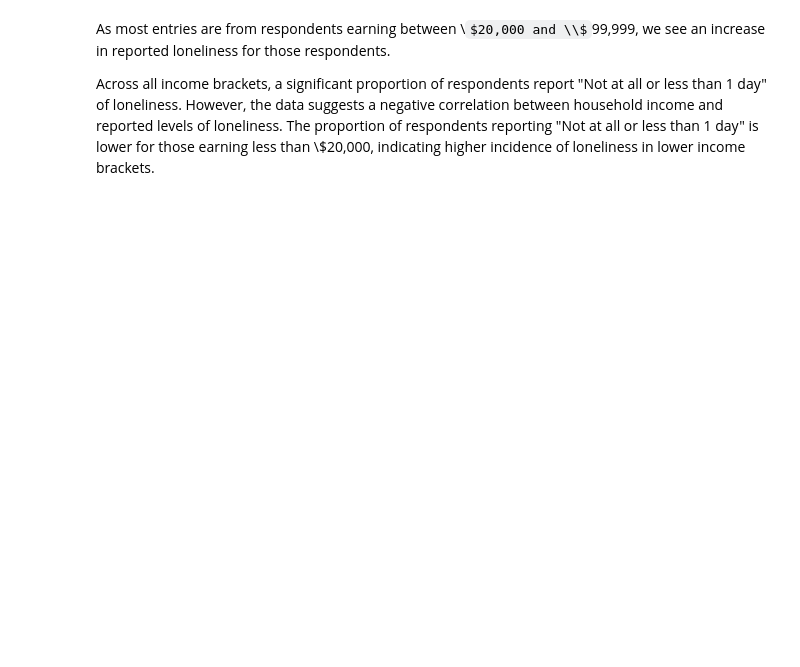
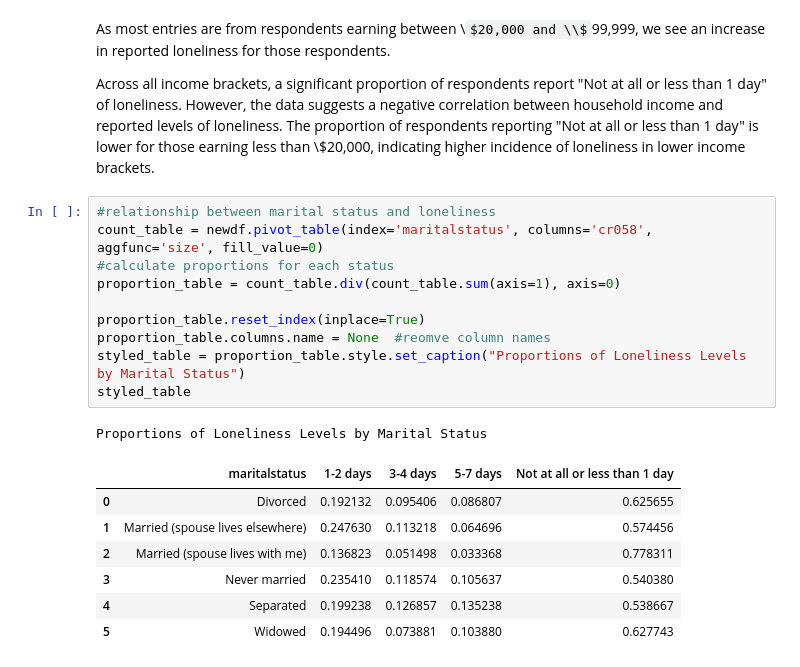
Before and after one commit to aditisudhakar/DSDP-Project-2, a Jupyter notebook: Loneliness.ipynb, the cells around one changed output. Cells and saved outputs as stored; diff of their text form; some formulas as TeX source; blank space fills up the shorter version.

```diff
--- a/Loneliness.ipynb
+++ b/Loneliness.ipynb
@@ -671,3 +785,22 @@ Proportions of Loneliness Levels by Household Income
 As most entries are from respondents earning between \\$20,000 and \\$99,999, we see an increase in reported loneliness for those respondents.
 
 Across all income brackets, a significant proportion of respondents report "Not at all or less than 1 day" of loneliness. However, the data suggests a negative correlation between household income and reported levels of loneliness. The proportion of respondents reporting "Not at all or less than 1 day" is lower for those earning less than \\$20,000, indicating higher incidence of loneliness in lower income brackets.
+# %%
+#relationship between marital status and loneliness
+count_table = newdf.pivot_table(index='maritalstatus', columns='cr058', aggfunc='size', fill_value=0)
+#calculate proportions for each status
+proportion_table = count_table.div(count_table.sum(axis=1), axis=0)
+
+proportion_table.reset_index(inplace=True)
+proportion_table.columns.name = None  #reomve column names
+styled_table = proportion_table.style.set_caption("Proportions of Loneliness Levels by Marital Status")
+styled_table
+# %% [output]
+Proportions of Loneliness Levels by Marital Status
+|  | maritalstatus | 1-2 days | 3-4 days | 5-7 days | Not at all or less than 1 day |
+| 0 | Divorced | 0.192132 | 0.095406 | 0.086807 | 0.625655 |
+| 1 | Married (spouse lives elsewhere) | 0.247630 | 0.113218 | 0.064696 | 0.574456 |
+| 2 | Married (spouse lives with me) | 0.136823 | 0.051498 | 0.033368 | 0.778311 |
+| 3 | Never married | 0.235410 | 0.118574 | 0.105637 | 0.540380 |
+| 4 | Separated | 0.199238 | 0.126857 | 0.135238 | 0.538667 |
+| 5 | Widowed | 0.194496 | 0.073881 | 0.103880 | 0.627743 |
```
Also changed, not shown: parts of 21 cells of this notebook.
